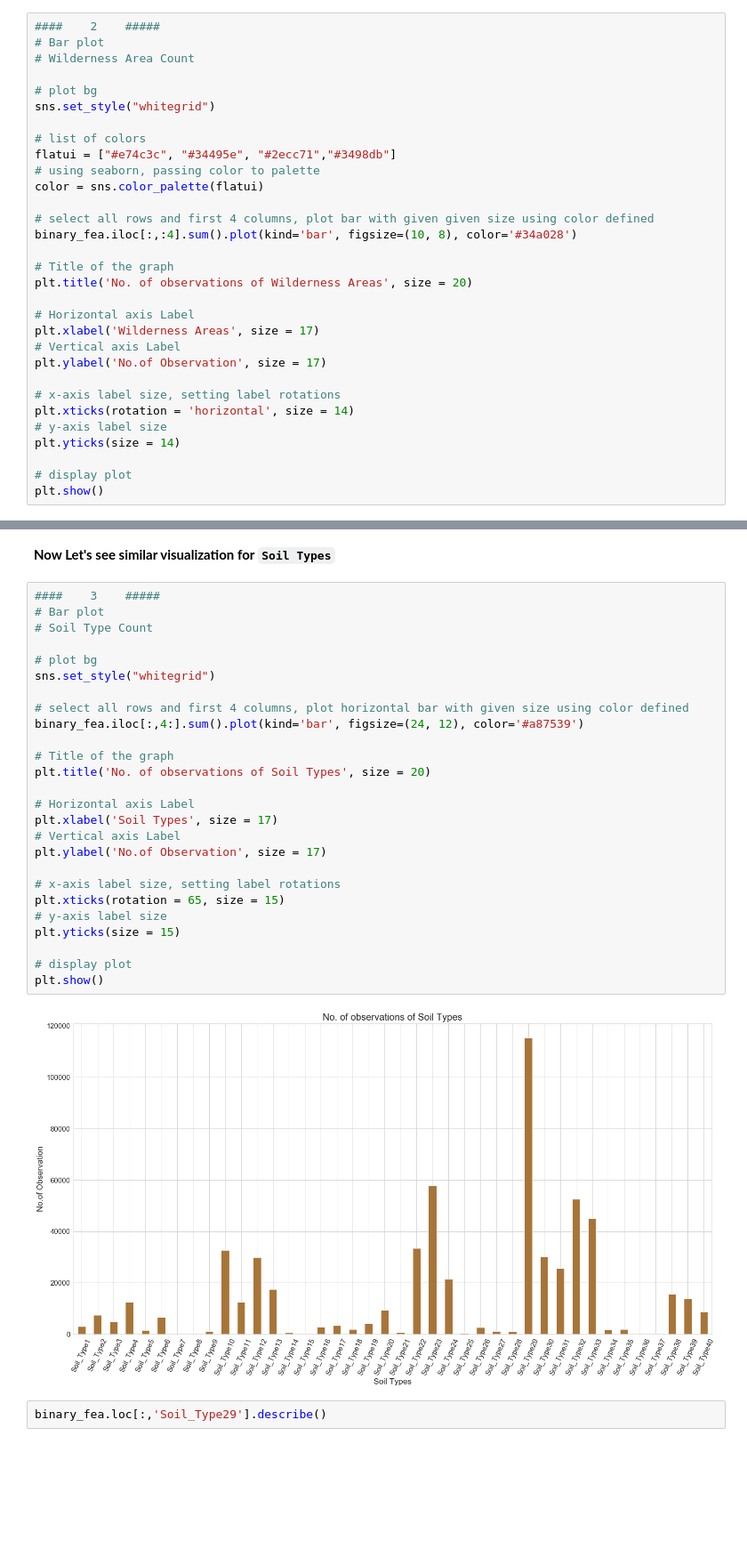
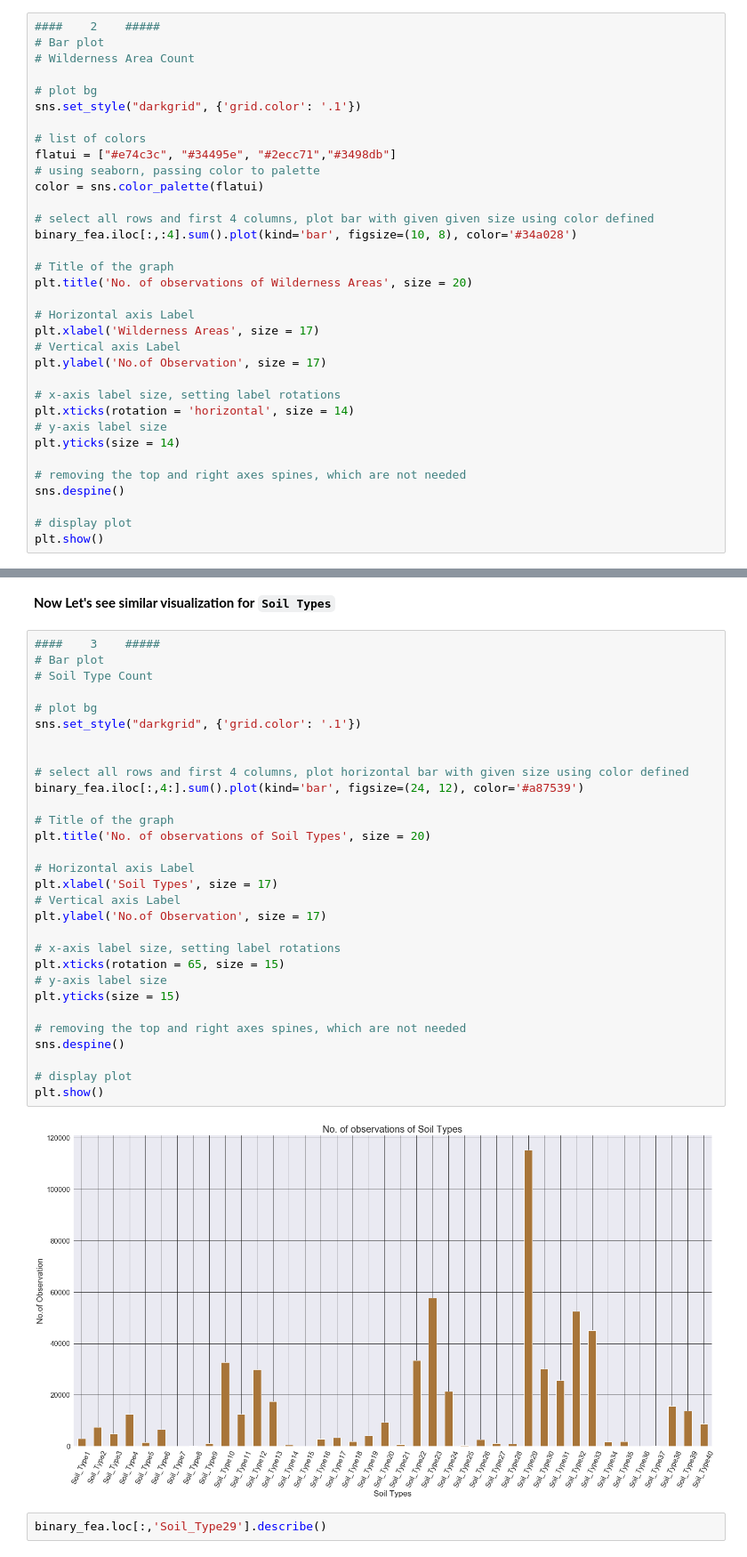
Before and after one commit to JuzerShakir/Forest_Cover-Type, a Jupyter notebook: result.ipynb, the cells around one changed output, grey strips where cells are left out. Shown: that part at 89% size. Cells and saved outputs as stored; diff of their text form; blank space fills up the shorter version.

```diff
--- a/result.ipynb
+++ b/result.ipynb
@@ -417,7 +420,7 @@ Now, lets plot how `Wilderness_Area`s are distributed. As we saw earlier in [fea
 # Wilderness Area Count
 
 # plot bg
-sns.set_style("whitegrid")
+sns.set_style("darkgrid", {'grid.color': '.1'})
 
 # list of colors
 flatui = ["#e74c3c", "#34495e", "#2ecc71","#3498db"]
@@ -440,6 +443,9 @@ plt.xticks(rotation = 'horizontal', size = 14)
 # y-axis label size
 plt.yticks(size = 14)
 
+# removing the top and right axes spines, which are not needed
+sns.despine()
+
 # display plot
 plt.show()
 # %% [output]
@@ -464,31 +470,35 @@ dtype: int64
 # %%
 ####    3    #####
 # Bar plot
 # Soil Type Count
 
 # plot bg
-sns.set_style("whitegrid")
+sns.set_style("darkgrid", {'grid.color': '.1'})
+
 
 # select all rows and first 4 columns, plot horizontal bar with given size using color defined
 binary_fea.iloc[:,4:].sum().plot(kind='bar', figsize=(24, 12), color='#a87539')
 
 # Title of the graph
 plt.title('No. of observations of Soil Types', size = 20)
 
 # Horizontal axis Label
 plt.xlabel('Soil Types', size = 17)
 # Vertical axis Label
 plt.ylabel('No.of Observation', size = 17)
 
 # x-axis label size, setting label rotations
 plt.xticks(rotation = 65, size = 15)
 # y-axis label size
 plt.yticks(size = 15)
 
+# removing the top and right axes spines, which are not needed
+sns.despine()
+
 # display plot
 plt.show()
 # %% [output]
-[figure, old version]
+[figure, new version]
 # %%
 binary_fea.loc[:,'Soil_Type29'].describe()
 # %% [output]
```
Also changed, not shown: parts of 4 cells of this notebook.
